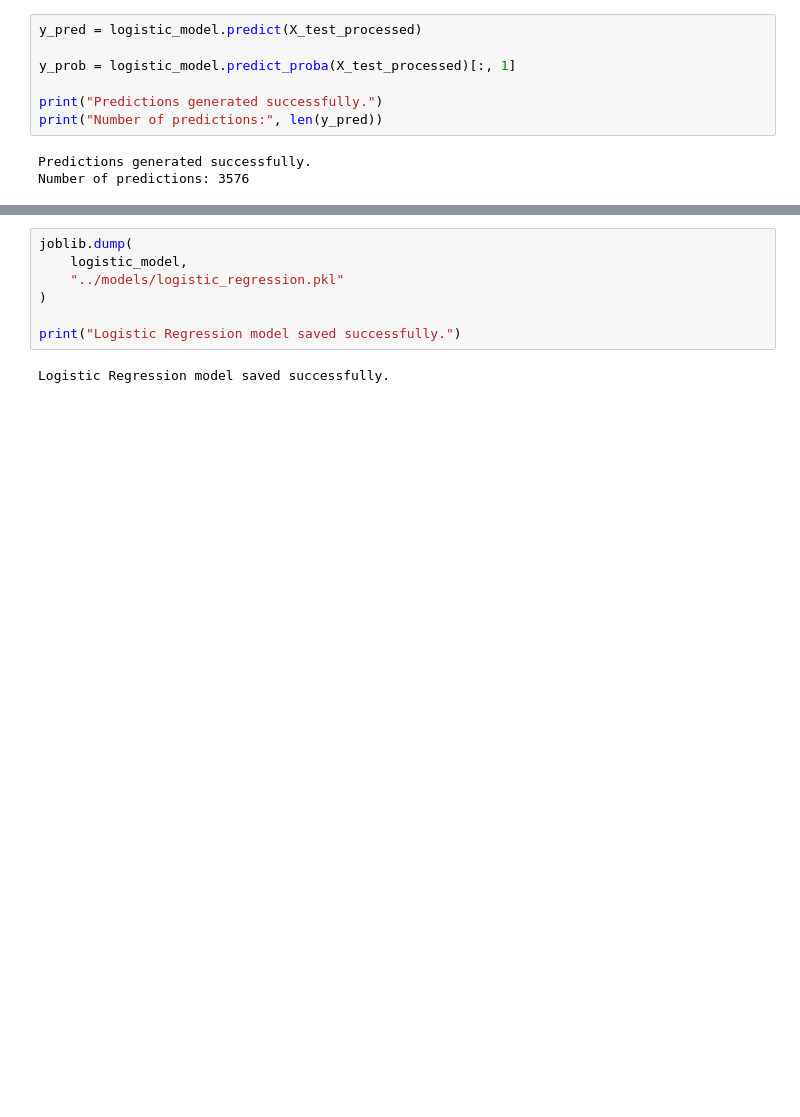
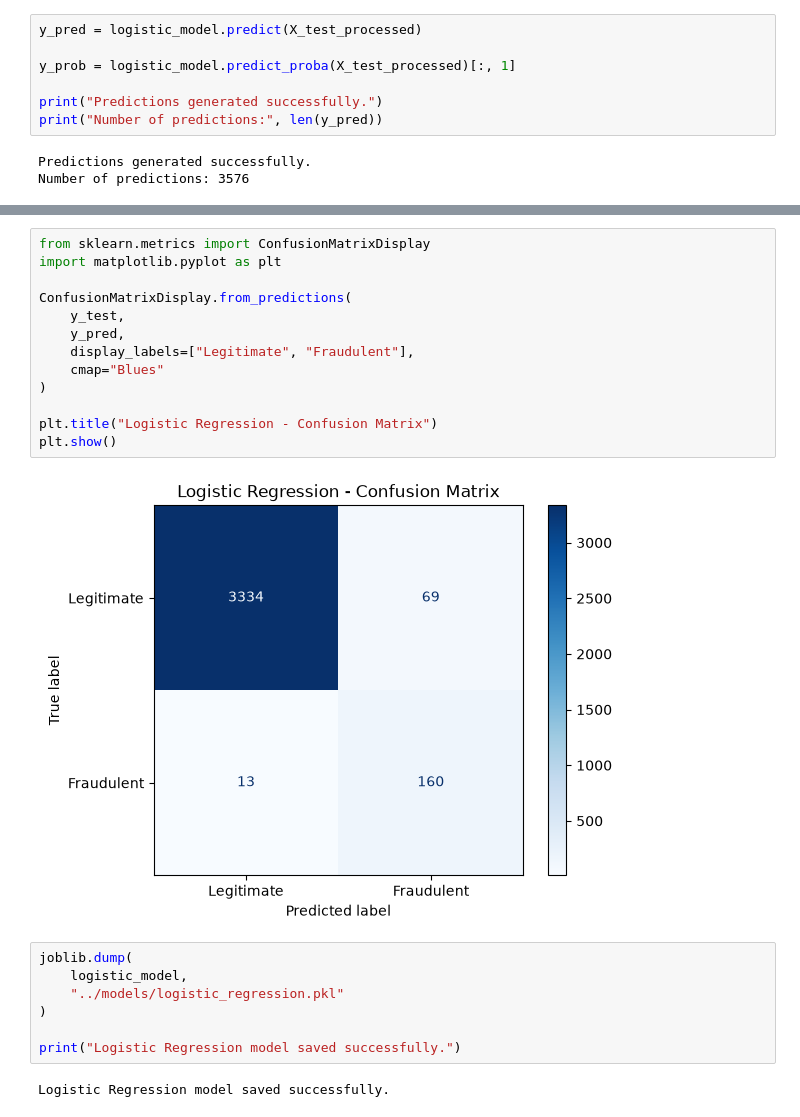
Before and after one commit to sanath2003git/fake-job-detection-ml, a Jupyter notebook: notebooks/03_logistic_regression.ipynb, the cells around one changed output, grey strips where cells are left out. Drawn from its saved outputs; the diff is of its cells as text; blank space fills up the shorter version.

```diff
--- a/notebooks/03_logistic_regression.ipynb
+++ b/notebooks/03_logistic_regression.ipynb
@@ -260,3 +262,18 @@ Confusion Matrix
+# %%
+from sklearn.metrics import ConfusionMatrixDisplay
+import matplotlib.pyplot as plt
+
+ConfusionMatrixDisplay.from_predictions(
+    y_test,
+    y_pred,
+    display_labels=["Legitimate", "Fraudulent"],
+    cmap="Blues"
+)
+
+plt.title("Logistic Regression - Confusion Matrix")
+plt.show()
+# %% [output]
+[figure, added]
 # %%
 joblib.dump(
     logistic_model,
```
Also changed, not shown: parts of 5 cells of this notebook.
